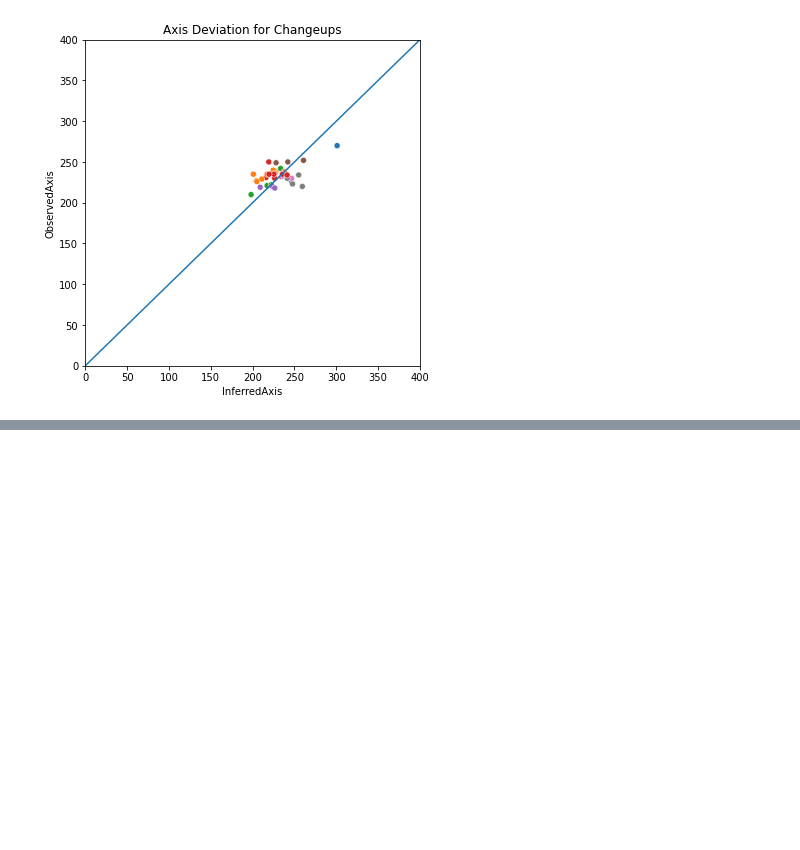
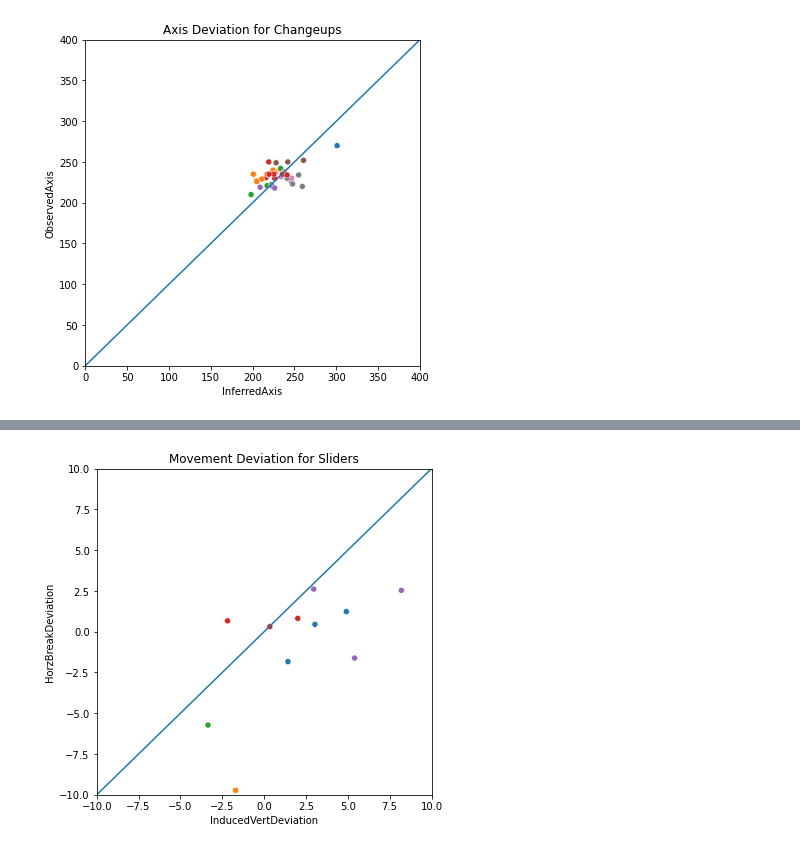
Before and after one commit to joeymylott/WakeForestBiomechanicsAndAnalytics, a Jupyter notebook: SSW Surfing (no names).ipynb, the cells around one changed output, grey strips where cells are left out. Saved outputs shown, nothing was run; the diff lists cells and outputs as text; code cells hidden in the pictures; blank space fills up the shorter version.

```diff
--- a/SSW Surfing (no names).ipynb
+++ b/SSW Surfing (no names).ipynb
@@ -487,0 +415,11 @@ plt.rcParams['figure.figsize'] = [6, 6]
+# %%
+# Plot Movement deviation for the whole pitching staff's slider only
+slidermoveplot = sns.scatterplot( x="InducedVertDeviation", y="HorzBreakDeviation", data=sswslider, hue='PitcherId', legend=False)
+slidermoveplot.set(xlim=(-10, 10))
+slidermoveplot.set(ylim=(-10, 10))
+plt.plot([-10, 10], [-10, 10])
+slidermoveplot.set(title="Movement Deviation for Sliders")
+plt.rcParams['figure.figsize'] = [6, 6]
+#plt.legend(bbox_to_anchor=(1.05, 1), loc=2, borderaxespad=0.)
+# %% [output]
+[figure, added]
```
Also changed, not shown: parts of 20 cells of this notebook.
